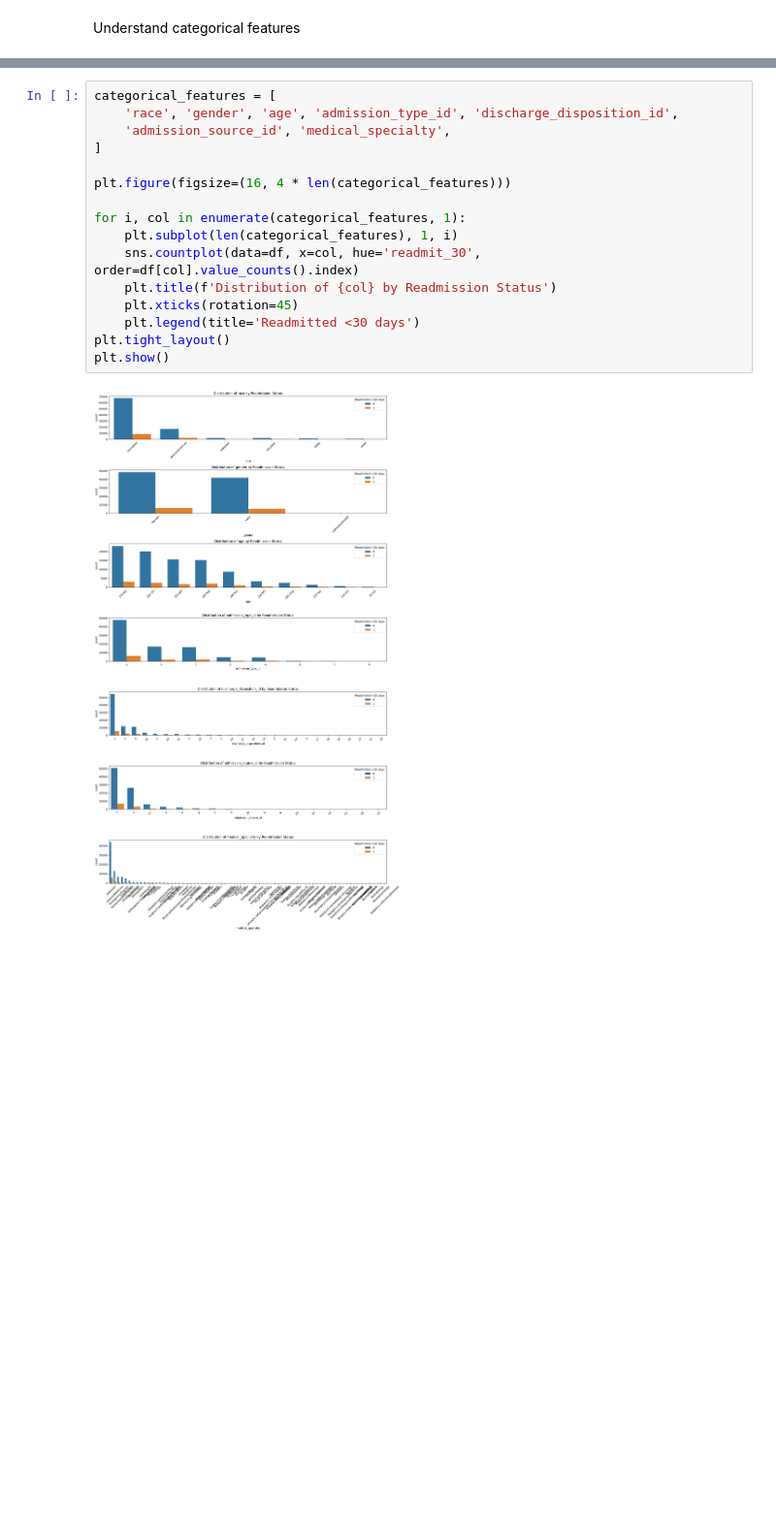
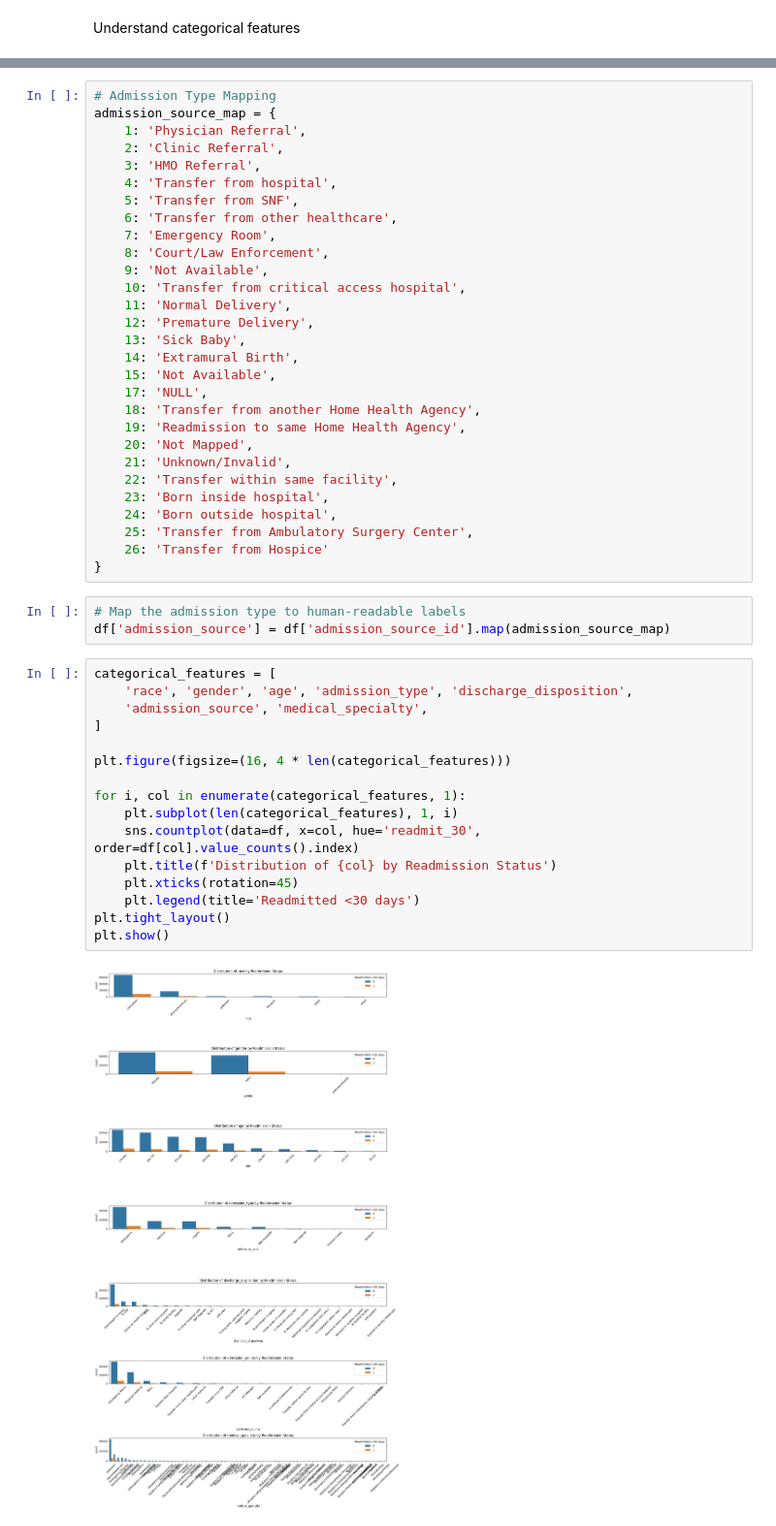
Before and after one commit to boskya/aai510-group1-diabetes-admissions, a Jupyter notebook: bosky-eda.ipynb, the cells around one changed output, grey strips where cells are left out. Shown at 97% size. Cells and saved outputs as stored; diff of their text form; blank space fills up the shorter version.

```diff
--- a/bosky-eda.ipynb
+++ b/bosky-eda.ipynb
@@ -152,18 +201,50 @@ Understand categorical features
+# %%
+# Admission Type Mapping
+admission_source_map = {
+    1: 'Physician Referral',
+    2: 'Clinic Referral',
+    3: 'HMO Referral',
+    4: 'Transfer from hospital',
+    5: 'Transfer from SNF',
+    6: 'Transfer from other healthcare',
+    7: 'Emergency Room',
+    8: 'Court/Law Enforcement',
+    9: 'Not Available',
+    10: 'Transfer from critical access hospital',
+    11: 'Normal Delivery',
+    12: 'Premature Delivery',
+    13: 'Sick Baby',
+    14: 'Extramural Birth',
+    15: 'Not Available',
+    17: 'NULL',
+    18: 'Transfer from another Home Health Agency',
+    19: 'Readmission to same Home Health Agency',
+    20: 'Not Mapped',
+    21: 'Unknown/Invalid',
+    22: 'Transfer within same facility',
+    23: 'Born inside hospital',
+    24: 'Born outside hospital',
+    25: 'Transfer from Ambulatory Surgery Center',
+    26: 'Transfer from Hospice'
+}
+# %%
+# Map the admission type to human-readable labels
+df['admission_source'] = df['admission_source_id'].map(admission_source_map)
 # %%
 categorical_features = [
-    'race', 'gender', 'age', 'admission_type_id', 'discharge_disposition_id',
-    'admission_source_id', 'medical_specialty',
+    'race', 'gender', 'age', 'admission_type', 'discharge_disposition',
+    'admission_source', 'medical_specialty',
 ]
 
 plt.figure(figsize=(16, 4 * len(categorical_features)))
 
 for i, col in enumerate(categorical_features, 1):
     plt.subplot(len(categorical_features), 1, i)
     sns.countplot(data=df, x=col, hue='readmit_30', order=df[col].value_counts().index)
     plt.title(f'Distribution of {col} by Readmission Status')
     plt.xticks(rotation=45)
     plt.legend(title='Readmitted <30 days')
 plt.tight_layout()
 plt.show()
 # %% [output]
-[figure, old version]
+[figure, new version]
```
Also changed, not shown: parts of 6 cells of this notebook.
